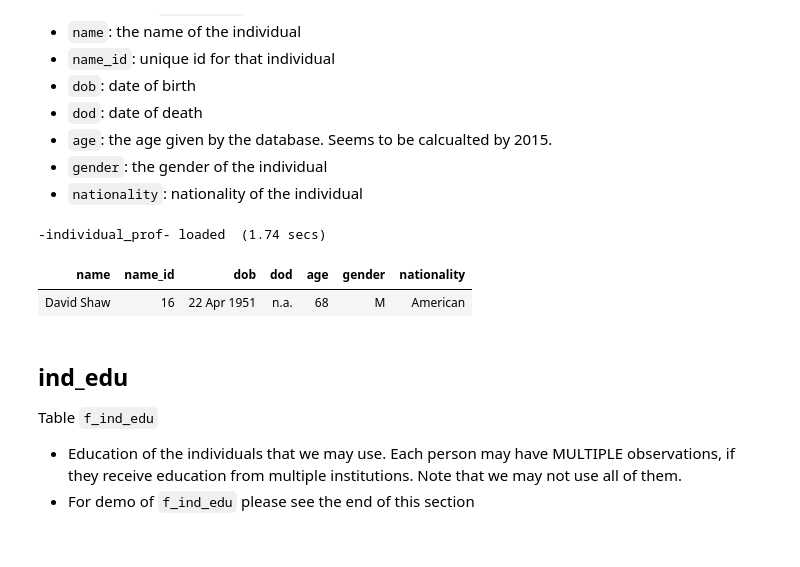
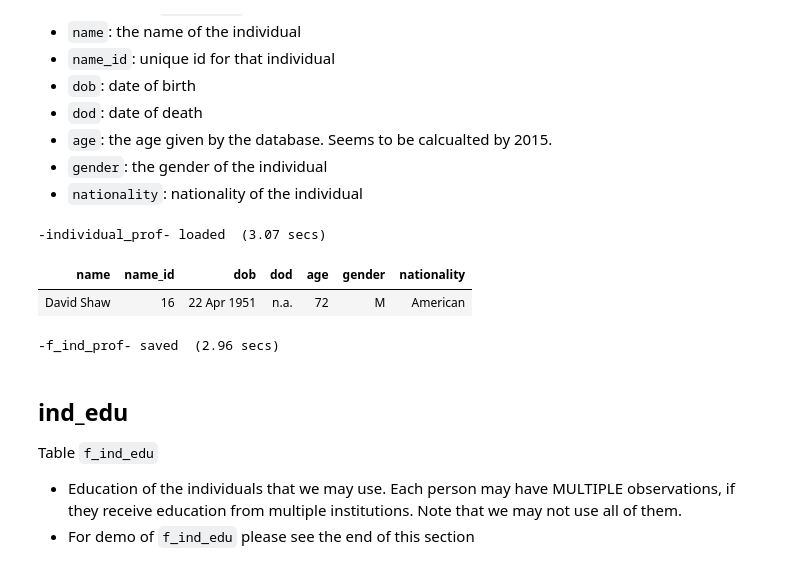
Before and after one commit to YuanyuanTong/CompanyLinks, a Jupyter notebook: data/firm-link.ipynb, the cells around one changed output. Cells and saved outputs as stored; diff of their text form; code cells hidden in the pictures.

Commit message:
Expand the coverage of individual profiles

```diff
--- a/data/firm-link.ipynb
+++ b/data/firm-link.ipynb
@@ -23,10 +23,10 @@ wrds <- dbConnect(Postgres(),
 Contains variables such as `gender`, `dob`, `nationality`...
 # %%
 library = 'boardex'
-dataset = 'na_wrds_dir_profile_details' # individual profiles
+dataset = 'na_dir_profile_details' # individual profiles
 
 res <- dbSendQuery(wrds, sprintf("select * from %s.%s", library, dataset))
-individual_profiles <- dbFetch(res, n=-1) %>% setDT()
+individual_prof <- dbFetch(res, n=-1) %>% setDT()
 dbClearResult(res)
-sv(individual_prof)
+sv(individual_prof, path='.')
 # %% [output]
@@ -127,22 +127,24 @@ Table `f_ind_prof`
 - `gender`: the gender of the individual
 - `nationality`: nationality of the individual
 # %%
-ld(individual_prof, force=T)
+ld(individual_prof, force=T, path='.')
 # %% [output]
--individual_prof- loaded  (1.74 secs)
+-individual_prof- loaded  (3.07 secs)
 # %%
 f_ind_prof = individual_prof[,
     .(name=directorname, name_id=directorid,
       dob=dob,
       dod=dod,
       age=as.integer(age)+4, gender=gender,
       nationality=nationality)] %>%
     unique()
 f_ind_prof[1]
-fwrite(f_ind_prof, './data/f_ind_prof.csv')
+sv(f_ind_prof, path='.')
+# fwrite(f_ind_prof, './data/f_ind_prof.csv')
 # %% [output]
 | name | name_id | dob | dod | age | gender | nationality |
-| David Shaw | 16 | 22 Apr 1951 | n.a. | 68 | M | American |
+| David Shaw | 16 | 22 Apr 1951 | n.a. | 72 | M | American |
+-f_ind_prof- saved  (2.96 secs)
 # %% [markdown]
 ## ind_edu
 
```
Also changed, not shown: parts of 11 cells of this notebook, 2 other files.
